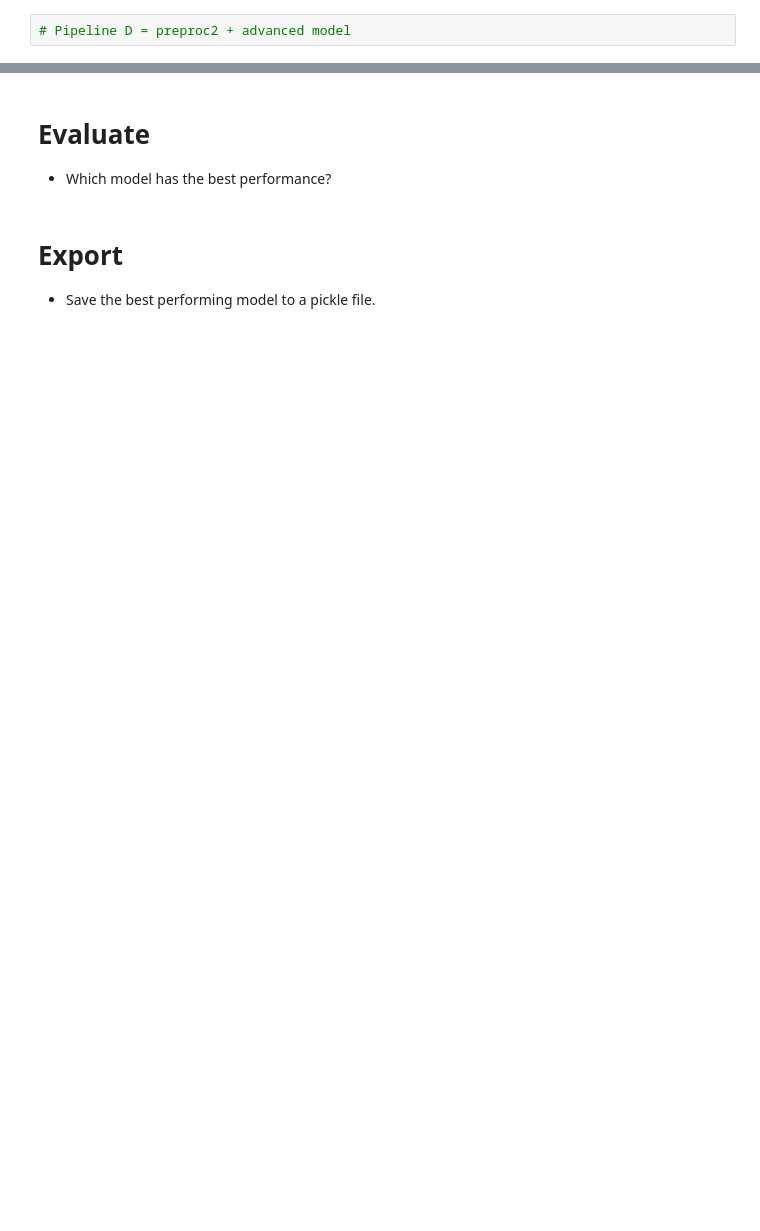
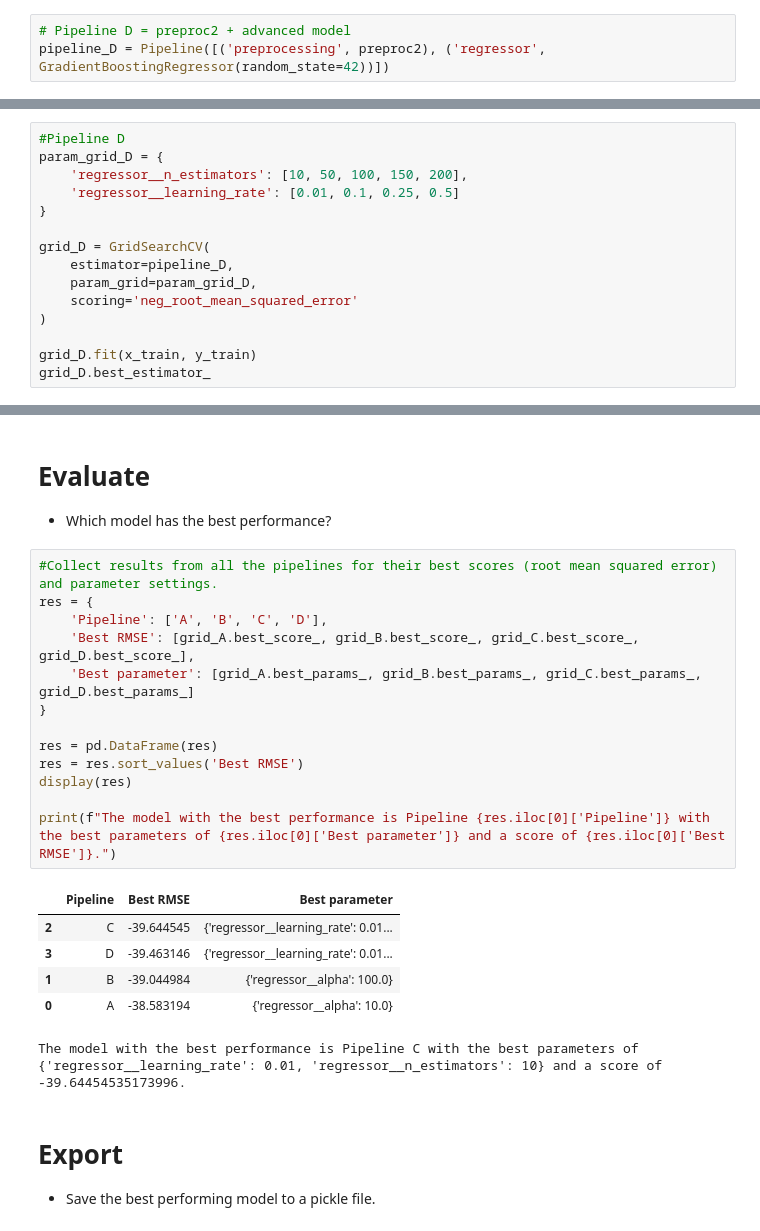
Before and after one commit to abeerkhe/production, a Jupyter notebook: 02_activities/assignments/assignment_2.ipynb, the cells around one changed output, grey strips where cells are left out. Drawn from its saved outputs; the diff is of its cells as text; blank space fills up the shorter version.

```diff
--- a/02_activities/assignments/assignment_2.ipynb
+++ b/02_activities/assignments/assignment_2.ipynb
@@ -232,5 +263,6 @@ pipeline_B = Pipeline([('preprocess', preproc2), ('model', GaussianNB())])
 # %%
 # Pipeline D = preproc2 + advanced model
+pipeline_D = Pipeline([('preprocessing', preproc2), ('regressor', GradientBoostingRegressor(random_state=42))])
 # %% [markdown]
 # Tune Hyperparams
 
@@ -239,0 +376,15 @@ pipeline_B = Pipeline([('preprocess', preproc2), ('model', GaussianNB())])
+# %%
+#Pipeline D
+param_grid_D = {
+    'regressor__n_estimators': [10, 50, 100, 150, 200],
+    'regressor__learning_rate': [0.01, 0.1, 0.25, 0.5]
+}
+
+grid_D = GridSearchCV(
+    estimator=pipeline_D,
+    param_grid=param_grid_D,
+    scoring='neg_root_mean_squared_error'
+)
+
+grid_D.fit(x_train, y_train)
+grid_D.best_estimator_
@@ -241,6 +415,26 @@ pipeline_B = Pipeline([('preprocess', preproc2), ('model', GaussianNB())])
 # Evaluate
 
 + Which model has the best performance?
+# %%
+#Collect results from all the pipelines for their best scores (root mean squared error) and parameter settings.
+res = {
+    'Pipeline': ['A', 'B', 'C', 'D'],
+    'Best RMSE': [grid_A.best_score_, grid_B.best_score_, grid_C.best_score_, grid_D.best_score_],
+    'Best parameter': [grid_A.best_params_, grid_B.best_params_, grid_C.best_params_, grid_D.best_params_]
+}
+
+res = pd.DataFrame(res)
+res = res.sort_values('Best RMSE')
+display(res)
+
+print(f"The model with the best performance is Pipeline {res.iloc[0]['Pipeline']} with the best parameters of {res.iloc[0]['Best parameter']} and a score of {res.iloc[0]['Best RMSE']}.")
+# %% [output]
+|  | Pipeline | Best RMSE | Best parameter |
+| 2 | C | -39.644545 | {'regressor__learning_rate': 0.01... |
+| 3 | D | -39.463146 | {'regressor__learning_rate': 0.01... |
+| 1 | B | -39.044984 | {'regressor__alpha': 100.0} |
+| 0 | A | -38.583194 | {'regressor__alpha': 10.0} |
+The model with the best performance is Pipeline C with the best parameters of {'regressor__learning_rate': 0.01, 'regressor__n_estimators': 10} and a score of -39.64454535173996.
 # %% [markdown]
 # Export
 
```
Also changed, not shown: parts of 18 cells of this notebook.
